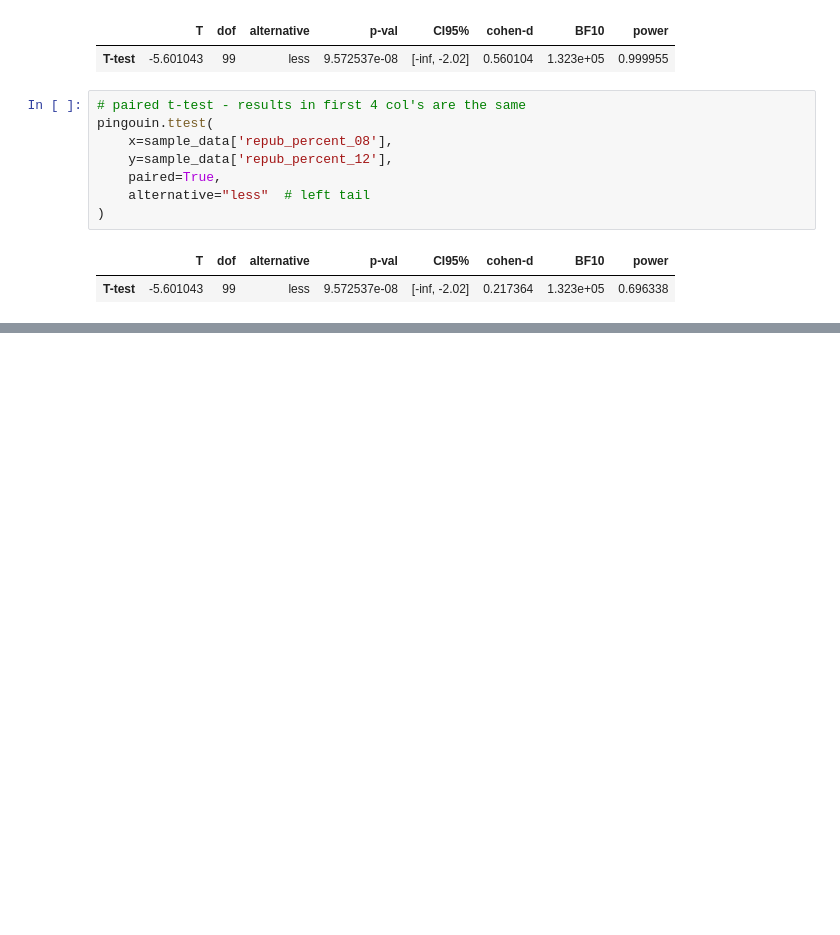
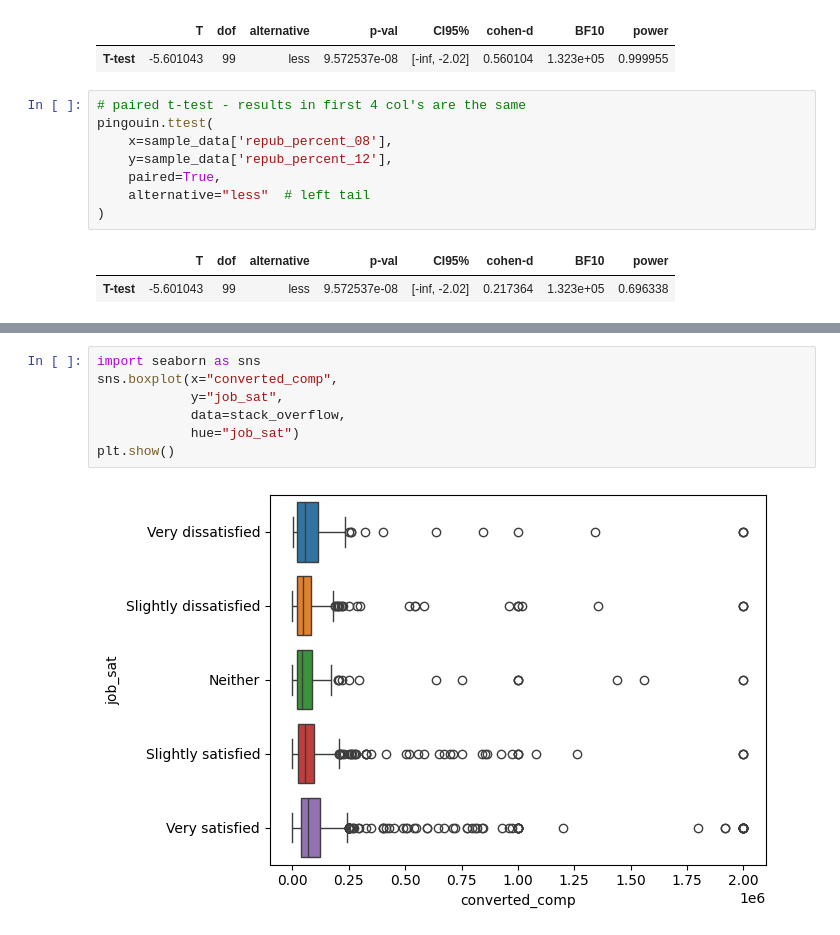
Before and after one commit to MichaelSzczepaniak/DataCamp, a Jupyter notebook: Tracks/Associate Data Scientist/29 Hypothesis Testing in Python/HypothesisTesting.ipynb, the cells around one changed output, grey strips where cells are left out. Drawn from its saved outputs; the diff is of its cells as text; blank space fills up the shorter version.

```diff
--- a/Tracks/Associate Data Scientist/29 Hypothesis Testing in Python/HypothesisTesting.ipynb
+++ b/Tracks/Associate Data Scientist/29 Hypothesis Testing in Python/HypothesisTesting.ipynb
@@ -505,0 +529,9 @@ pingouin.ttest(
+# %%
+import seaborn as sns
+sns.boxplot(x="converted_comp",
+            y="job_sat",
+            data=stack_overflow,
+            hue="job_sat")
+plt.show()
+# %% [output]
+[figure, added]
```
Also changed, not shown: parts of 25 cells of this notebook, 2 other files.
